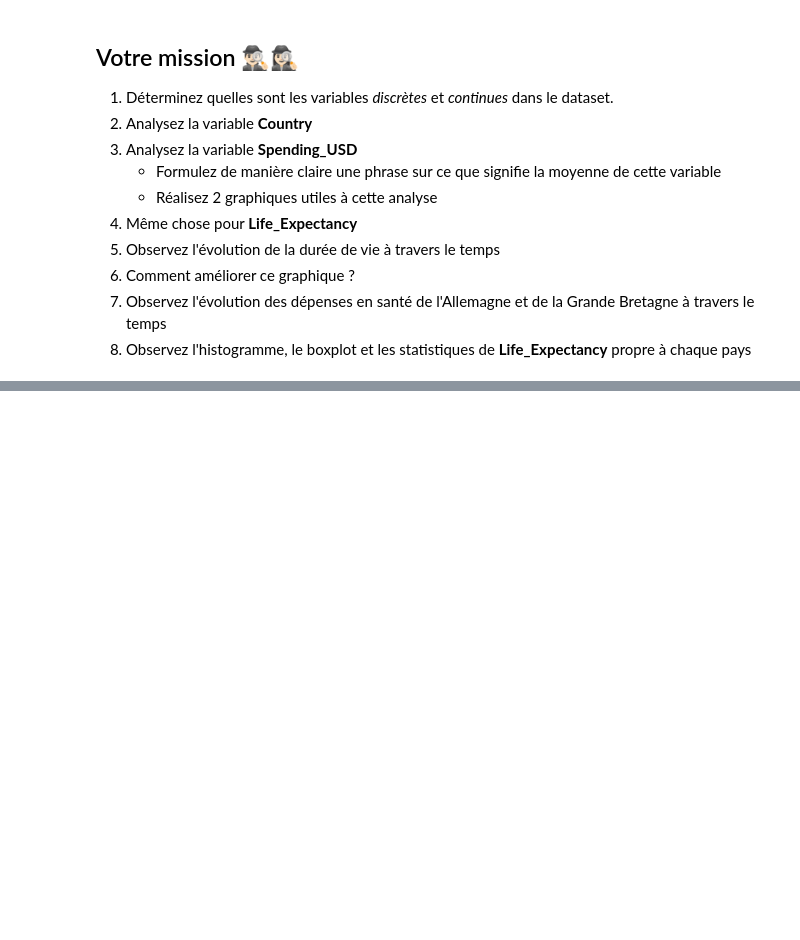
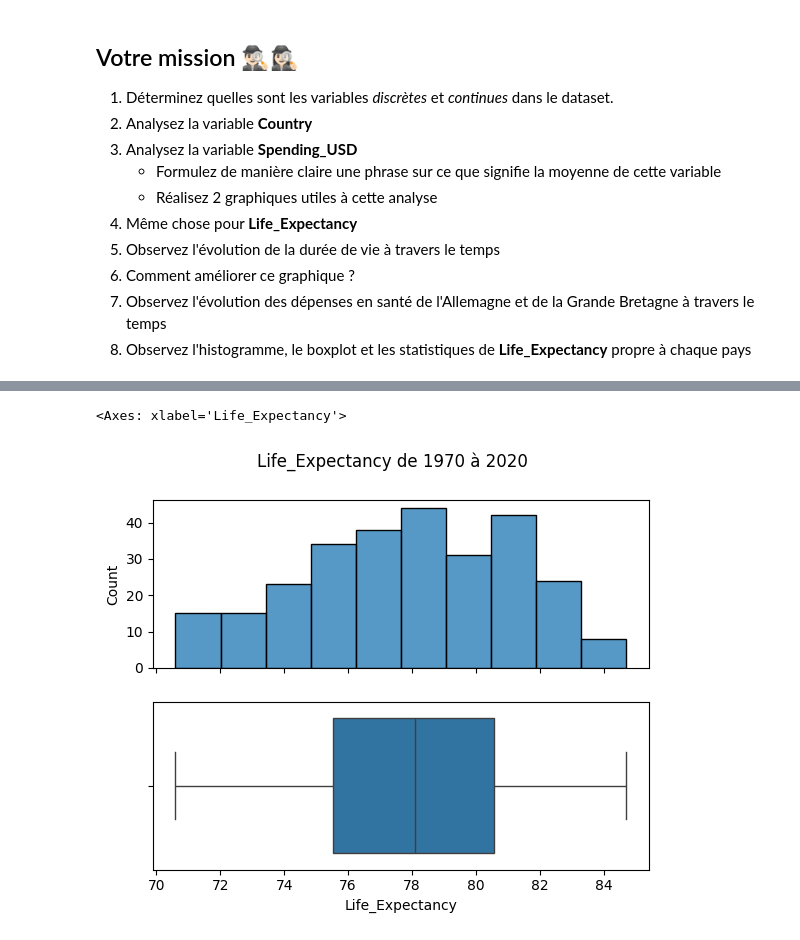
Before and after one commit to surybang/intro_analyse_de_donnees, a Jupyter notebook: Exercice_1.ipynb, the cells around one changed output, grey strips where cells are left out. Cells and saved outputs as stored; diff of their text form; code cells hidden in the pictures; blank space fills up the shorter version.

```diff
--- a/Exercice_1.ipynb
+++ b/Exercice_1.ipynb
@@ -29,0 +213,8 @@ df.head()
+# %%
+fig, ax= plt.subplots(2, 1, sharex=True)
+plt.suptitle('Life_Expectancy de 1970 à 2020')
+sns.histplot(df, x='Life_Expectancy', ax = ax[0])
+sns.boxplot(df, x='Life_Expectancy', ax = ax[1])
+# %% [output]
+<Axes: xlabel='Life_Expectancy'>
+[figure, added]
```
Also changed, not shown: parts of 39 cells of this notebook.
